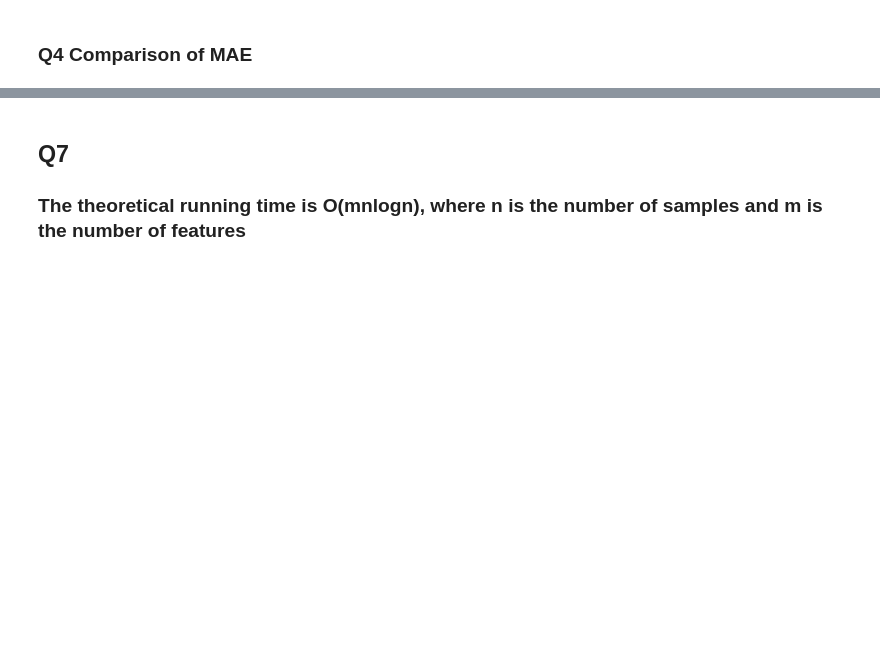
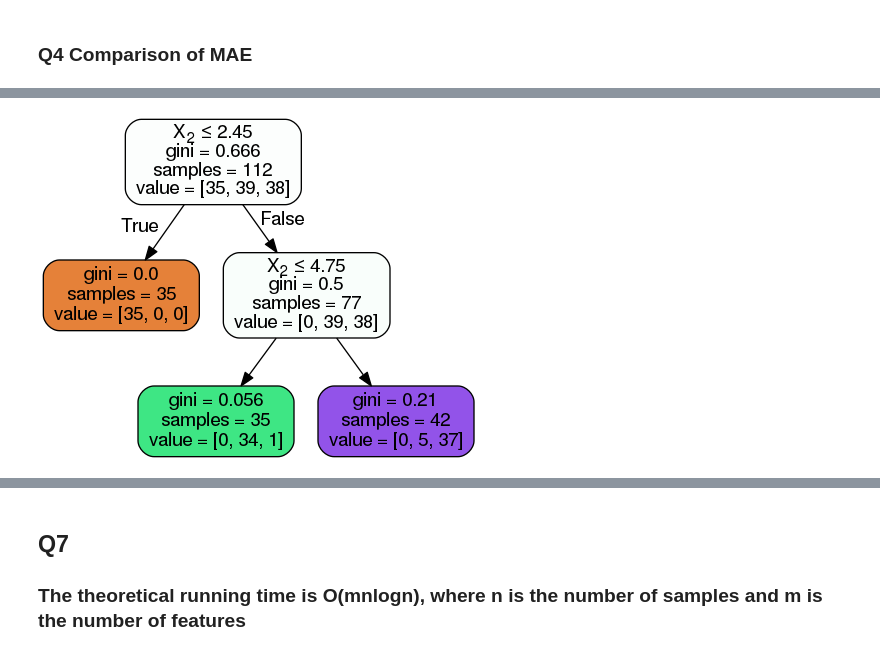
Before and after one commit to sdeepaknarayanan/Machine-Learning, a Jupyter notebook: Assignment 1/Decision Trees - Q2, Q3, Q4, Q5, Q6, Q7.ipynb, the cells around one changed output, grey strips where cells are left out. Drawn from its saved outputs; the diff is of its cells as text; code cells hidden in the pictures; blank space fills up the shorter version.

```diff
--- a/Assignment 1/Decision Trees - Q2, Q3, Q4, Q5, Q6, Q7.ipynb
+++ b/Assignment 1/Decision Trees - Q2, Q3, Q4, Q5, Q6, Q7.ipynb
@@ -113,3 +96,23 @@ df.head(10)
+# %%
+df = pd.read_csv('iris.csv')
+arr = np.array(df)
+df.head(10)
+
+def class_aggregate(dataset):
+    temp = []
+    for i in range(len(dataset)):
+        temp.append(dataset[i][-1])
+    temp = np.unique(np.array(temp))
+    return temp
+
+cls = class_aggregate(np.array(df))
+
+def val_replace(cls,dataset):
+    for i in range(len(cls)):
+        dataset = dataset.replace(cls[i],i)
+    return dataset
+
+df = val_replace(cls,df)
 # %% [markdown]
 ### Q2 (a)  Continuous Features Discrete Output Decision Tree for Classification
 # %%
@@ -486,0 +454,15 @@ TypeError: ufunc 'add' did not contain a loop with signature matching types dtyp
+# %%
+### INBUILT Classification
+from sklearn.tree import export_graphviz
+from IPython.display import Image
+from io import StringIO
+import pydot
+dot_data = StringIO()
+export_graphviz(clf, out_file=dot_data,
+
+                     filled=True, rounded=True,
+                     special_characters=True)
+graph = pydot.graph_from_dot_data(dot_data.getvalue())  [0]
+Image(graph.create_png())
+# %% [output]
+[figure, added]
```
Also changed, not shown: parts of 14 cells of this notebook.
